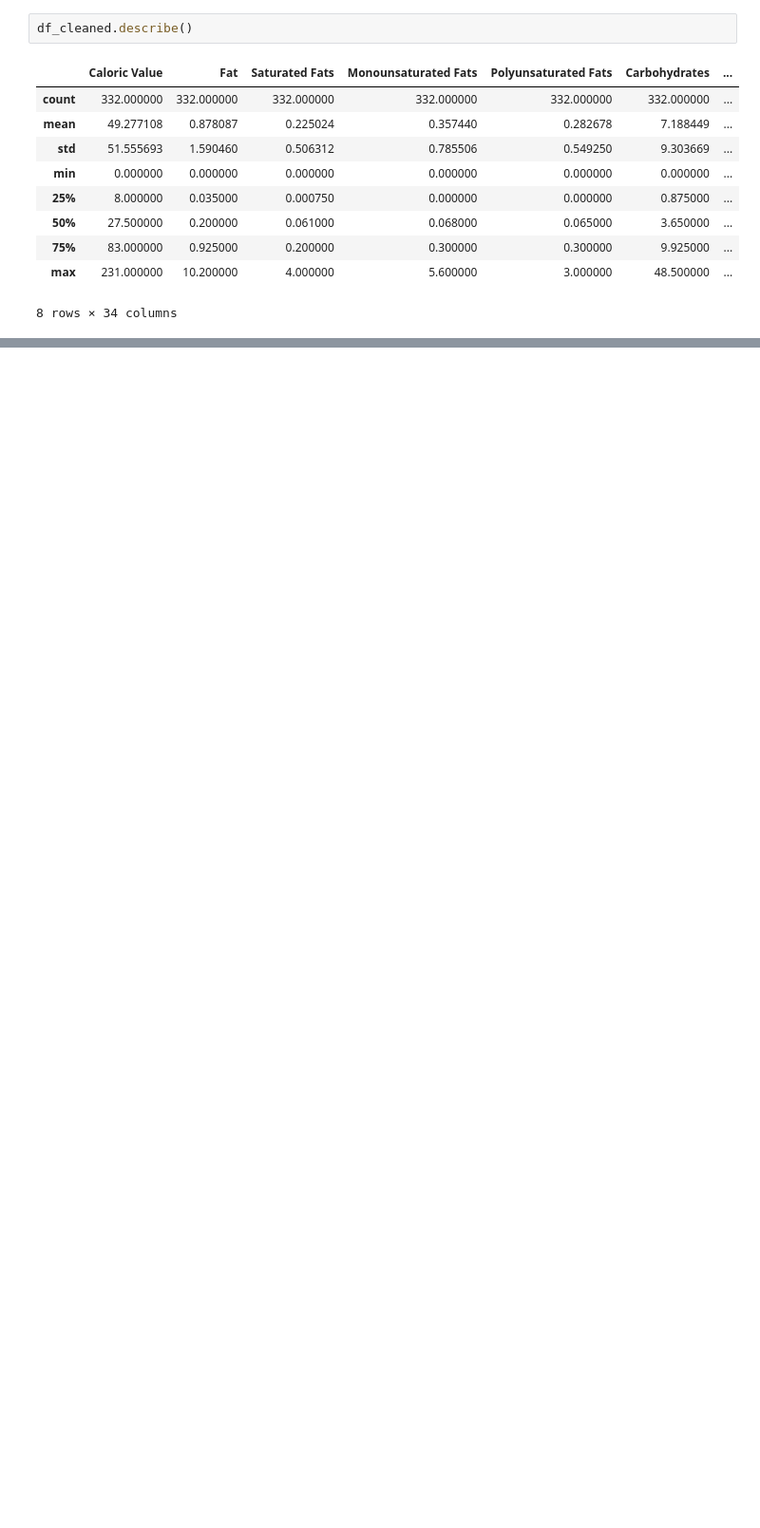
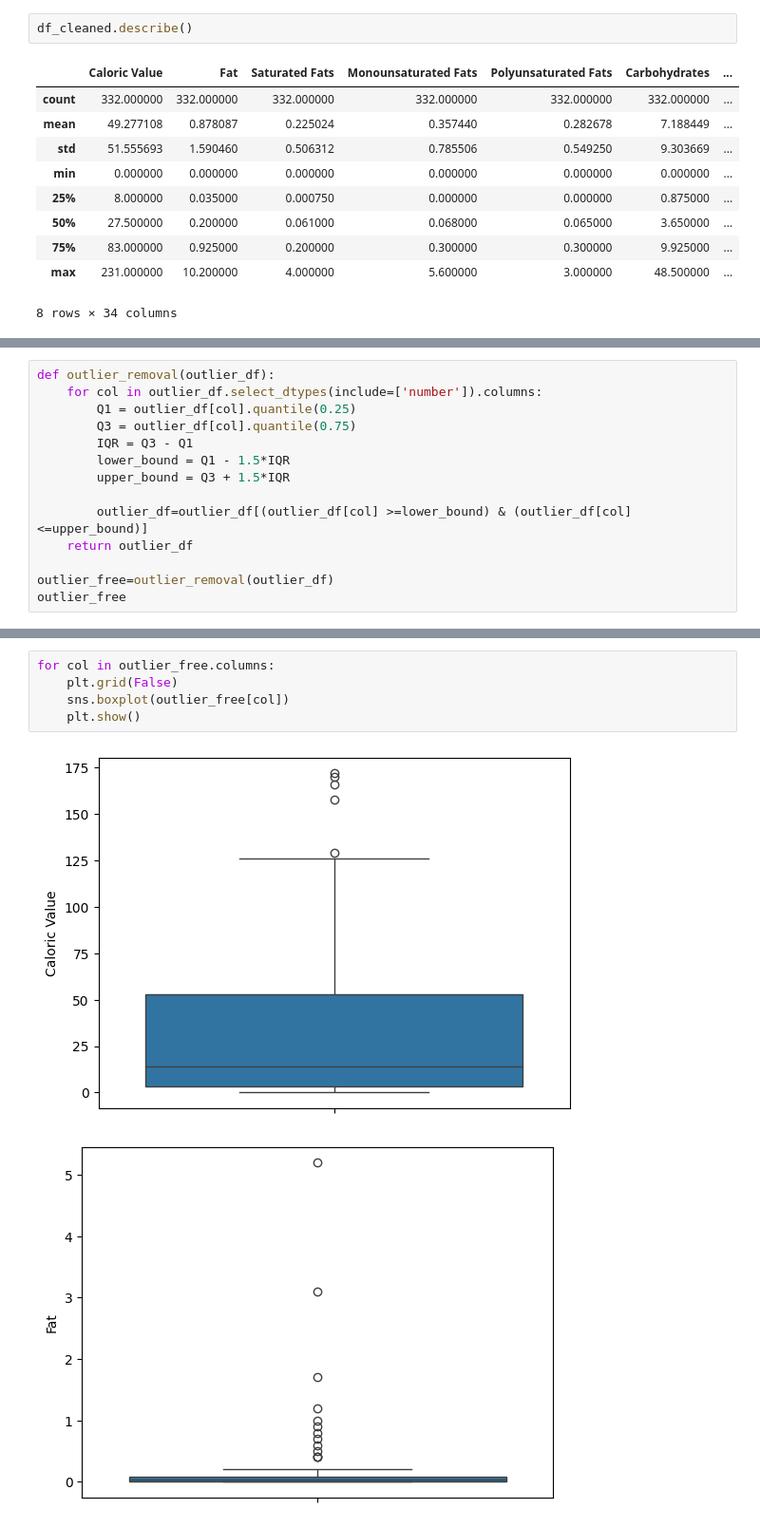
Before and after one commit to Robin-star-lab/Food_Analysis, a Jupyter notebook: FOOD_Analysis.ipynb, the cells around one changed output, grey strips where cells are left out. Shown at 95% size. Saved outputs shown, nothing was run; the diff lists cells and outputs as text; blank space fills up the shorter version.

```diff
--- a/FOOD_Analysis.ipynb
+++ b/FOOD_Analysis.ipynb
@@ -449,0 +504,14 @@ for col in df_cleaned.columns:
+# %%
+def outlier_removal(outlier_df):
+    for col in outlier_df.select_dtypes(include=['number']).columns:
+        Q1 = outlier_df[col].quantile(0.25)
+        Q3 = outlier_df[col].quantile(0.75)
+        IQR = Q3 - Q1
+        lower_bound = Q1 - 1.5*IQR
+        upper_bound = Q3 + 1.5*IQR
+
+        outlier_df=outlier_df[(outlier_df[col] >=lower_bound) & (outlier_df[col] <=upper_bound)]
+    return outlier_df
+
+outlier_free=outlier_removal(outlier_df)
+outlier_free
@@ -449,0 +532,8 @@ for col in df_cleaned.columns:
+# %%
+for col in outlier_free.columns:
+    plt.grid(False)
+    sns.boxplot(outlier_free[col])
+    plt.show()
+# %% [output]
+[figure, added]
+[figure, added]
```
Also changed, not shown: parts of 37 cells of this notebook, 3 other files.
